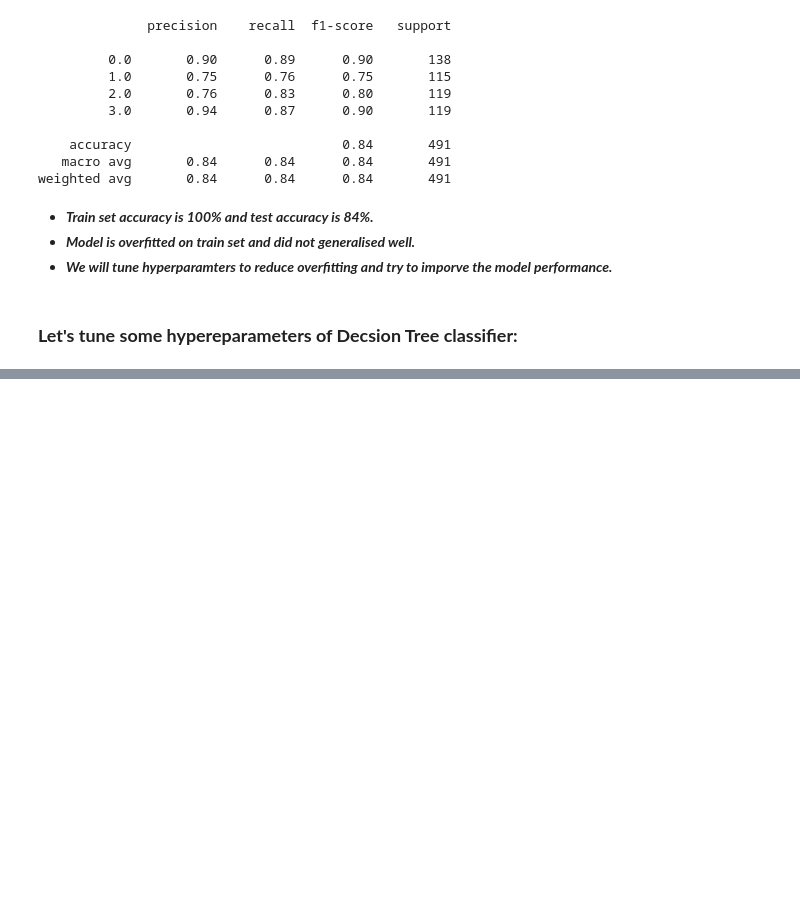
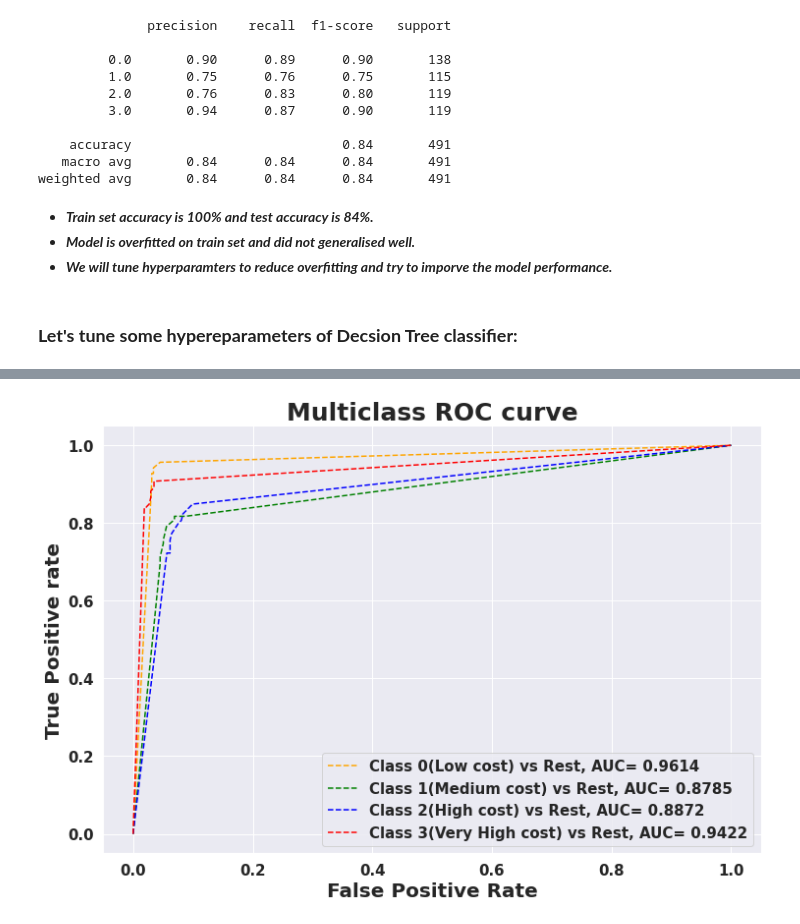
Before and after one commit to PremPatil0129/MobilePriceRangePrediction, a Jupyter notebook: MobilePriceRangePrediction.ipynb, the cells around one changed output, grey strips where cells are left out. Drawn from its saved outputs; the diff is of its cells as text; code cells hidden in the pictures; blank space fills up the shorter version.

```diff
--- a/MobilePriceRangePrediction.ipynb
+++ b/MobilePriceRangePrediction.ipynb
@@ -892,0 +1032,6 @@ weighted avg       0.84      0.84      0.84       491
+# %%
+# Plot AUC ROC curve.
+pred_prob = dtc_optimal.predict_proba(X_test)
+plot_Auc_roc(y_test,pred_prob)
+# %% [output]
+[figure, added]
```
Also changed, not shown: parts of 15 cells of this notebook.
